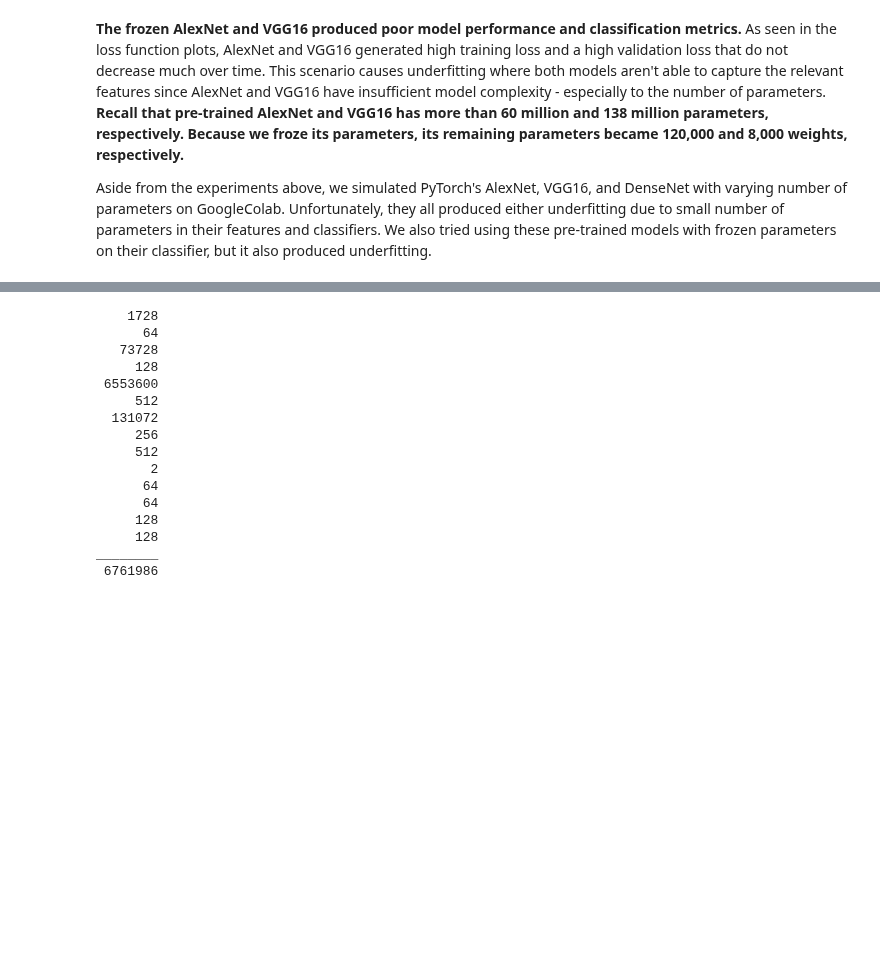
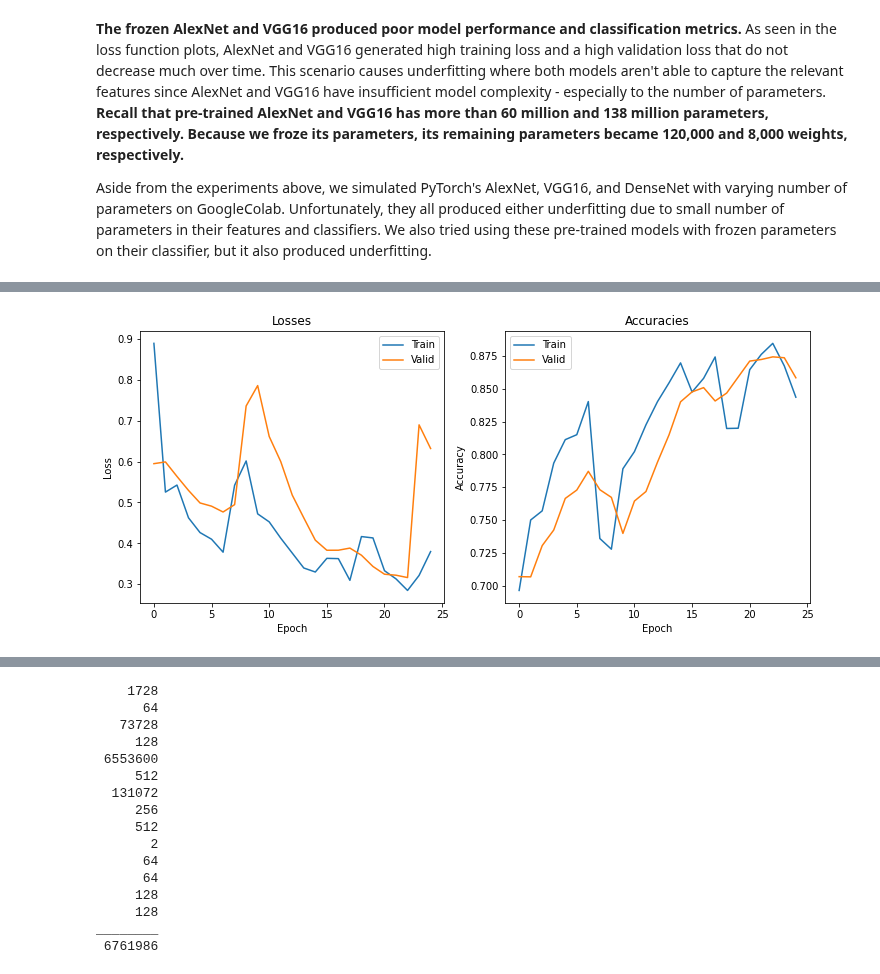
Before and after one commit to rrwabina/CNN-Nodule-Classification, a Jupyter notebook: notebooks/main.ipynb, the cells around one changed output, grey strips where cells are left out. Drawn from its saved outputs; the diff is of its cells as text; code cells hidden in the pictures; blank space fills up the shorter version.

```diff
--- a/notebooks/main.ipynb
+++ b/notebooks/main.ipynb
@@ -909,0 +955,4 @@ The number of parameters has also increased - from the original 1.6 million para
+# %%
+plot_metrics(train_losses[:25], valid_losses[:25], train_accurs[:25], valid_accurs[:25])
+# %% [output]
+[figure, added]
```
Also changed, not shown: parts of 13 cells of this notebook, 1 other file.
